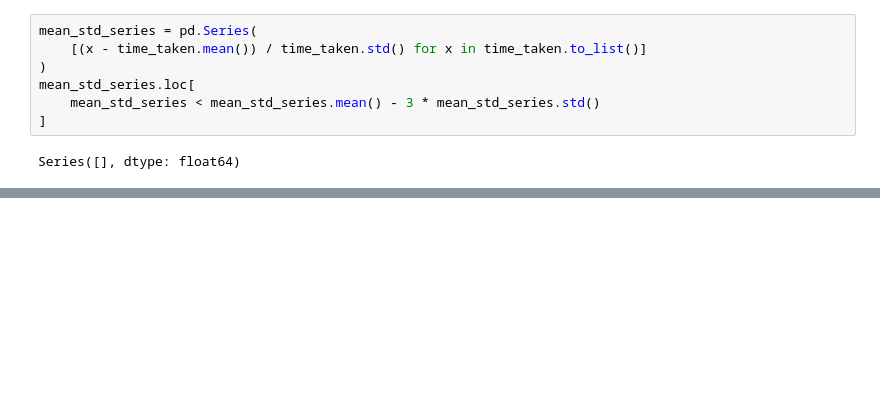
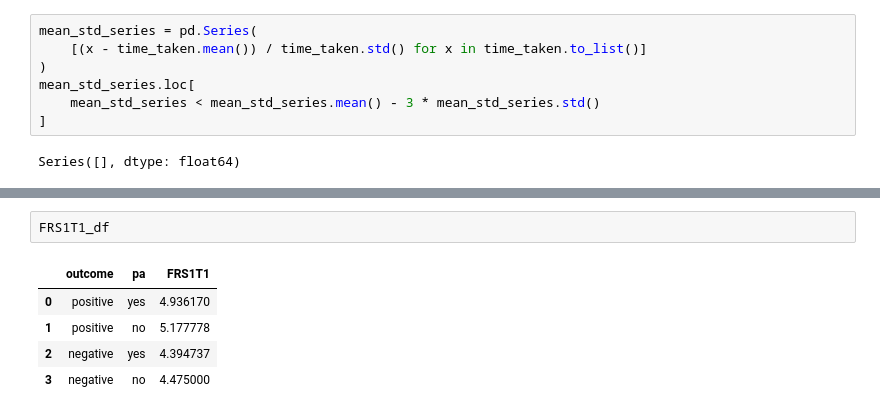
Before and after one commit to FlavourDave92/pa-leadership-survey, a Jupyter notebook: analysis/notebooks/analysis.ipynb, the cells around one changed output, grey strips where cells are left out. Drawn from its saved outputs; the diff is of its cells as text; blank space fills up the shorter version.

```diff
--- a/analysis/notebooks/analysis.ipynb
+++ b/analysis/notebooks/analysis.ipynb
@@ -121,0 +207,8 @@ mean_std_series.hist()
+# %%
+FRS1T1_df
+# %% [output]
+|  | outcome | pa | FRS1T1 |
+| 0 | positive | yes | 4.936170 |
+| 1 | positive | no | 5.177778 |
+| 2 | negative | yes | 4.394737 |
+| 3 | negative | no | 4.475000 |
```
Also changed, not shown: parts of 16 cells of this notebook, 6 other files.
